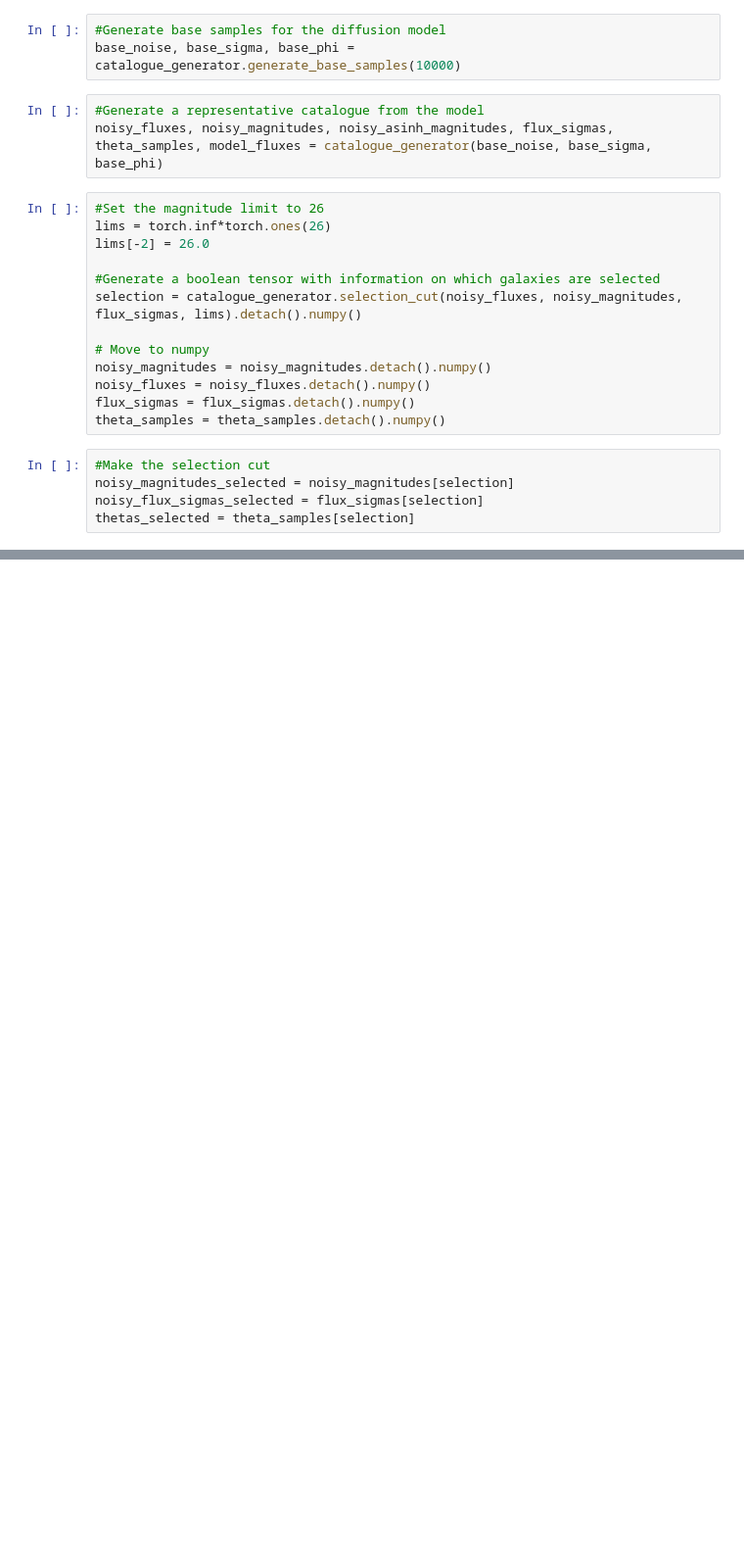
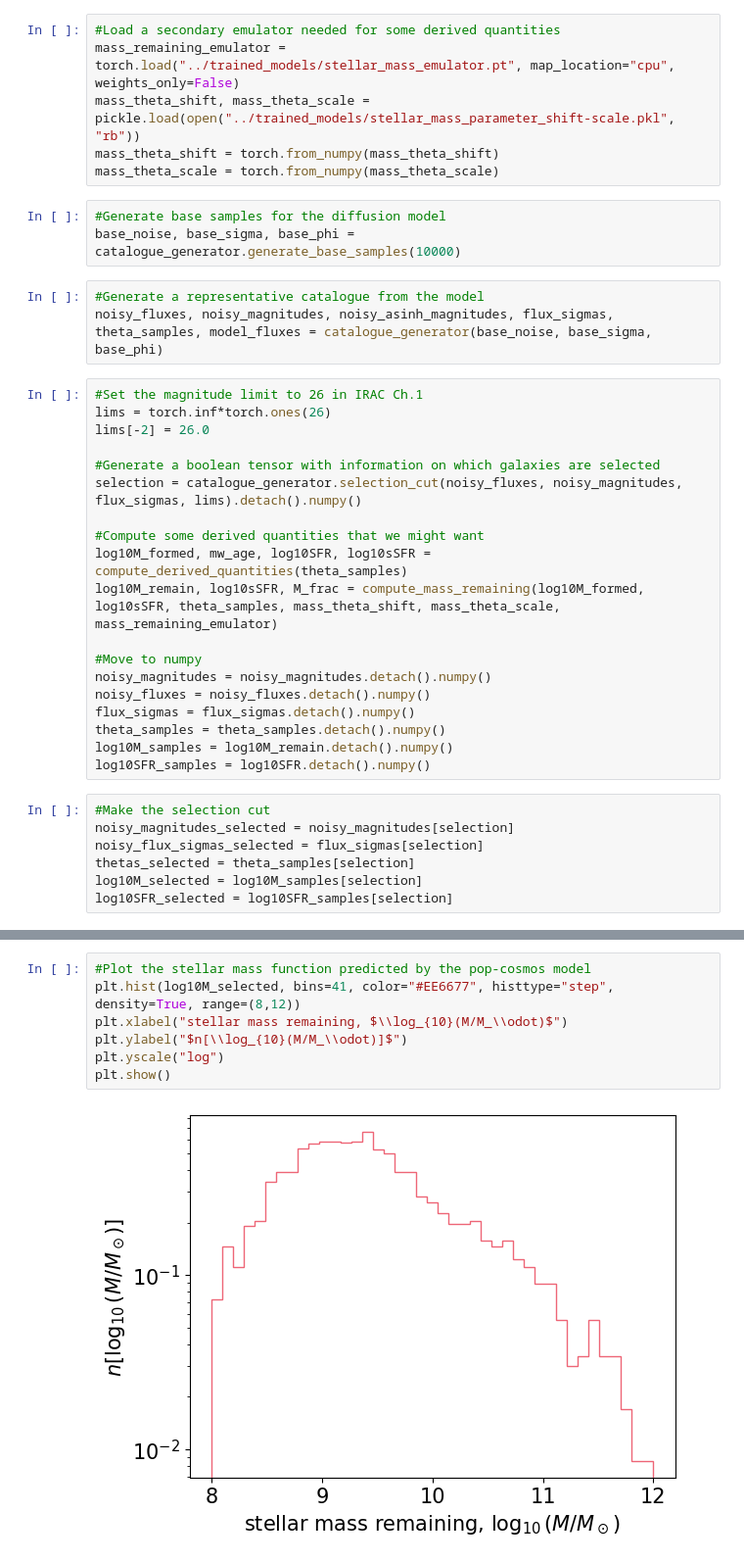
Before and after one commit to Cosmo-Pop/pop-cosmos, a Jupyter notebook: demo/catalogue_generation.ipynb, the cells around one changed output, grey strips where cells are left out. Shown at 98% size. Cells and saved outputs as stored; diff of their text form; blank space fills up the shorter version.

Commit message:
Derived parameters

```diff
--- a/demo/catalogue_generation.ipynb
+++ b/demo/catalogue_generation.ipynb
@@ -11,4 +13,10 @@ from pop_cosmos.catalogue import CatalogueGenerator
 catalogue_generator = torch.load("../trained_models/catalogueModelCPU.pt", weights_only=False)
+# %%
+#Load a secondary emulator needed for some derived quantities
+mass_remaining_emulator = torch.load("../trained_models/stellar_mass_emulator.pt", map_location="cpu", weights_only=False)
+mass_theta_shift, mass_theta_scale = pickle.load(open("../trained_models/stellar_mass_parameter_shift-scale.pkl", "rb"))
+mass_theta_shift = torch.from_numpy(mass_theta_shift)
+mass_theta_scale = torch.from_numpy(mass_theta_scale)
 # %%
 #Generate base samples for the diffusion model
 base_noise, base_sigma, base_phi = catalogue_generator.generate_base_samples(10000)
@@ -16,23 +24,31 @@ base_noise, base_sigma, base_phi = catalogue_generator.generate_base_samples(100
 #Generate a representative catalogue from the model
 noisy_fluxes, noisy_magnitudes, noisy_asinh_magnitudes, flux_sigmas, theta_samples, model_fluxes = catalogue_generator(base_noise, base_sigma, base_phi)
 # %%
-#Set the magnitude limit to 26
+#Set the magnitude limit to 26 in IRAC Ch.1
 lims = torch.inf*torch.ones(26)
 lims[-2] = 26.0
 
 #Generate a boolean tensor with information on which galaxies are selected
 selection = catalogue_generator.selection_cut(noisy_fluxes, noisy_magnitudes, flux_sigmas, lims).detach().numpy()
 
-# Move to numpy
+#Compute some derived quantities that we might want
+log10M_formed, mw_age, log10SFR, log10sSFR = compute_derived_quantities(theta_samples)
+log10M_remain, log10sSFR, M_frac = compute_mass_remaining(log10M_formed, log10sSFR, theta_samples, mass_theta_shift, mass_theta_scale, mass_remaining_emulator)
+
+#Move to numpy
 noisy_magnitudes = noisy_magnitudes.detach().numpy()
 noisy_fluxes = noisy_fluxes.detach().numpy()
 flux_sigmas = flux_sigmas.detach().numpy()
 theta_samples = theta_samples.detach().numpy()
+log10M_samples = log10M_remain.detach().numpy()
+log10SFR_samples = log10SFR.detach().numpy()
 # %%
 #Make the selection cut
 noisy_magnitudes_selected = noisy_magnitudes[selection]
 noisy_flux_sigmas_selected = flux_sigmas[selection]
 thetas_selected = theta_samples[selection]
+log10M_selected = log10M_samples[selection]
+log10SFR_selected = log10SFR_samples[selection]
 # %%
 #Plot the broadband magnitudes(logarithmic) as predicted by the pop-cosmos model
 plt.rcParams.update({"font.size": 15})
@@ -151,0 +168,9 @@ plt.show()
+# %%
+#Plot the stellar mass function predicted by the pop-cosmos model
+plt.hist(log10M_selected, bins=41, color="#EE6677", histtype="step", density=True, range=(8,12))
+plt.xlabel("stellar mass remaining, $\\log_{10}(M/M_\\odot)$")
+plt.ylabel("$n[\\log_{10}(M/M_\\odot)]$")
+plt.yscale("log")
+plt.show()
+# %% [output]
+[figure, added]
```
Also changed, not shown: parts of 5 cells of this notebook, 1 other file.
